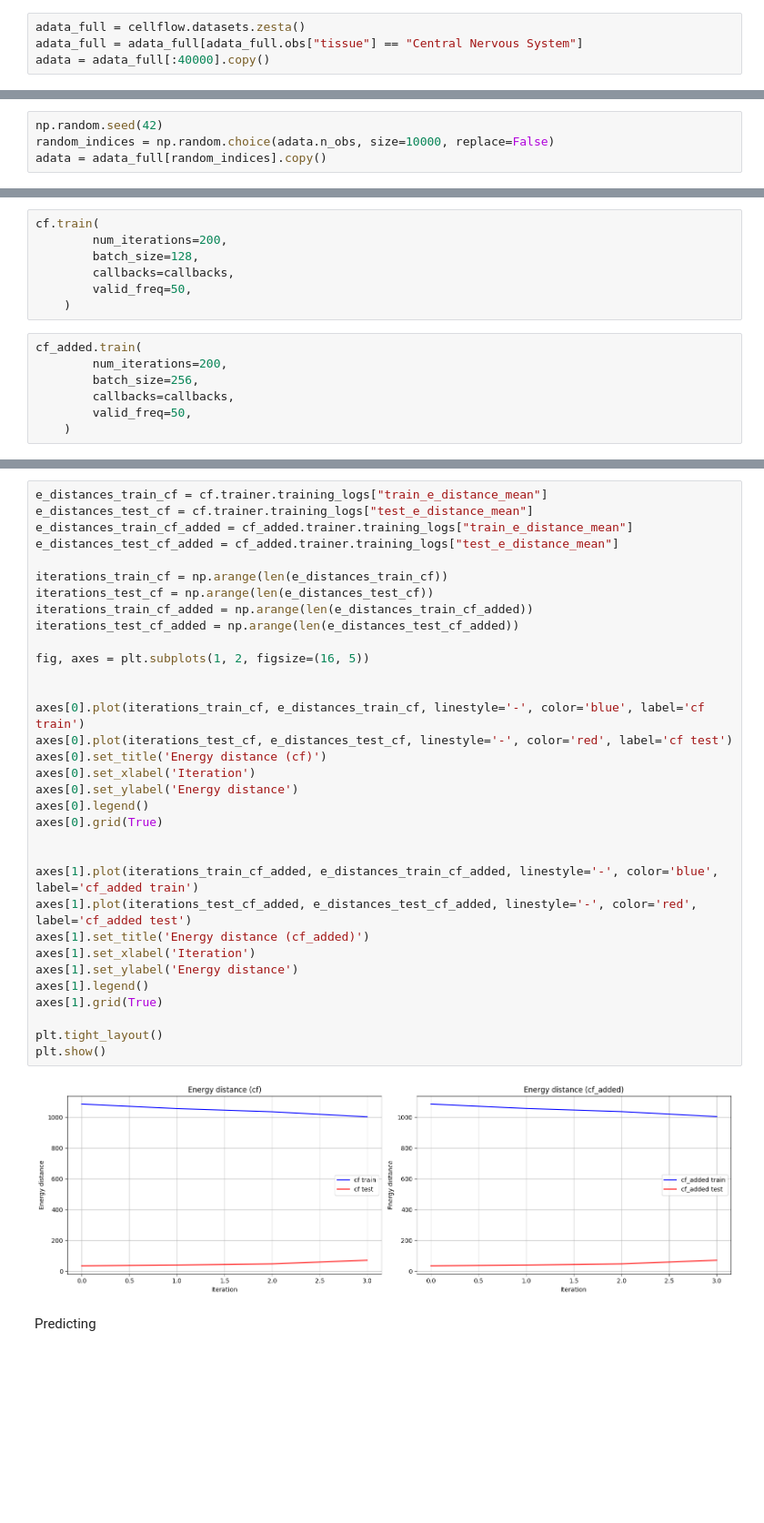
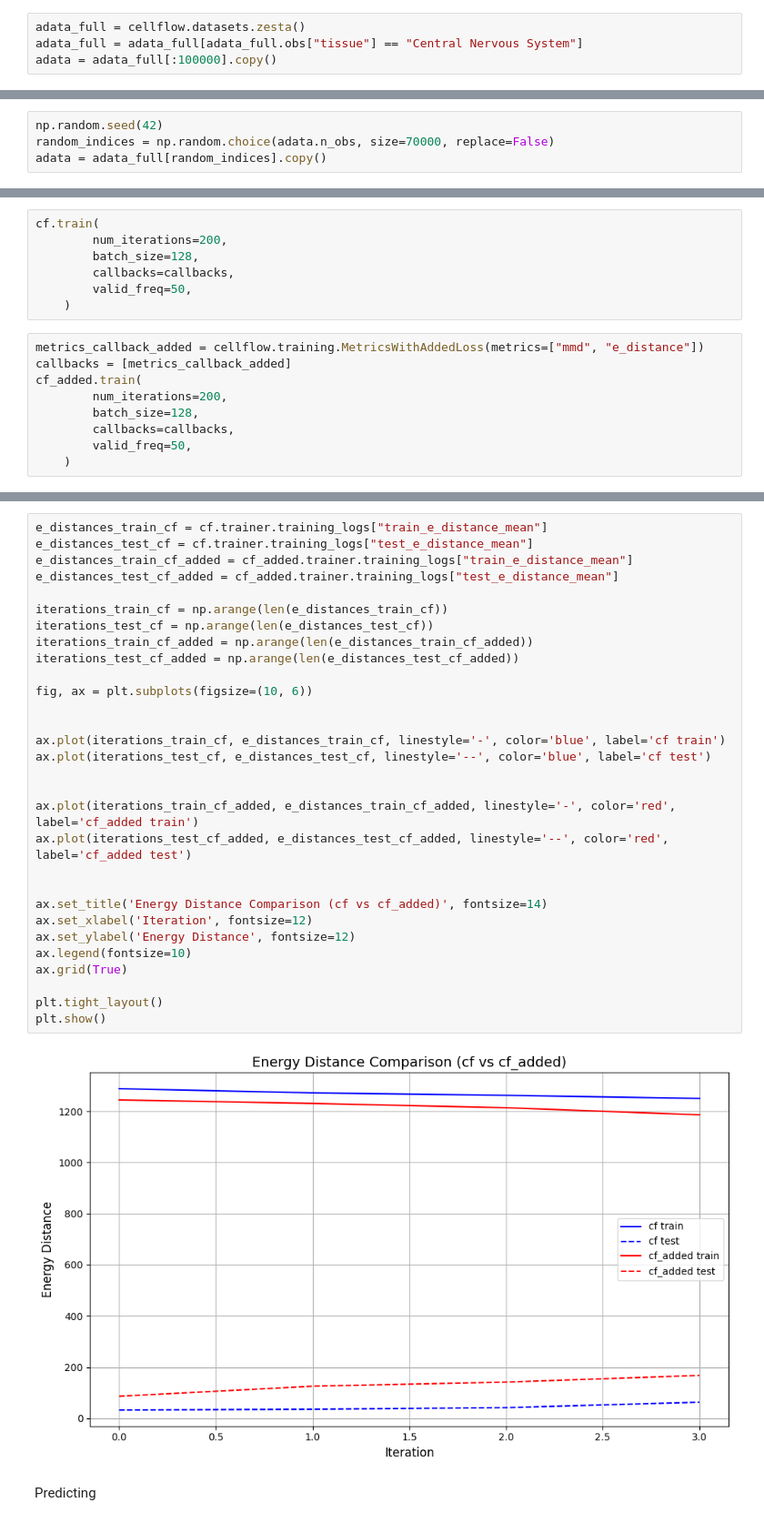
Before and after one commit to theislab/CellFlow, a Jupyter notebook: docs/notebooks/202_zebrafish_extended.ipynb, the cells around one changed output, grey strips where cells are left out. Shown: that part at 91% size. Drawn from its saved outputs; the diff is of its cells as text; blank space fills up the shorter version.

Commit message:
small fix with metrics

```diff
--- a/docs/notebooks/202_zebrafish_extended.ipynb
+++ b/docs/notebooks/202_zebrafish_extended.ipynb
@@ -27,7 +27,7 @@ from cellflow.networks._marginal_mlp import MLPMarginal
 # %%
 adata_full = cellflow.datasets.zesta()
 adata_full = adata_full[adata_full.obs["tissue"] == "Central Nervous System"]
-adata = adata_full[:40000].copy()
+adata = adata_full[:100000].copy()
 # %%
 mask_full = ~adata_full.obs["is_control"].to_numpy()
 adata_criteria = adata_full[mask_full].copy()
@@ -39,7 +39,7 @@ adata_criteria = adata_criteria[~adata_criteria.obs_names.isin(adata.obs_names)]
 adata = ad.concat([adata, adata_criteria])
 # %%
 np.random.seed(42)
-random_indices = np.random.choice(adata.n_obs, size=10000, replace=False)
+random_indices = np.random.choice(adata.n_obs, size=70000, replace=False)
 adata = adata_full[random_indices].copy()
 # %%
 adata.uns = adata_full.uns.copy()
@@ -187,9 +187,11 @@ cf.train(
         valid_freq=50,
     )
 # %%
+metrics_callback_added = cellflow.training.MetricsWithAddedLoss(metrics=["mmd", "e_distance"])
+callbacks = [metrics_callback_added]
 cf_added.train(
         num_iterations=200,
-        batch_size=256,
+        batch_size=128,
         callbacks=callbacks,
         valid_freq=50,
     )
@@ -196,38 +202,35 @@ cf_added.train(
 # %%
 e_distances_train_cf = cf.trainer.training_logs["train_e_distance_mean"]
 e_distances_test_cf = cf.trainer.training_logs["test_e_distance_mean"]
 e_distances_train_cf_added = cf_added.trainer.training_logs["train_e_distance_mean"]
 e_distances_test_cf_added = cf_added.trainer.training_logs["test_e_distance_mean"]
 
 iterations_train_cf = np.arange(len(e_distances_train_cf))
 iterations_test_cf = np.arange(len(e_distances_test_cf))
 iterations_train_cf_added = np.arange(len(e_distances_train_cf_added))
 iterations_test_cf_added = np.arange(len(e_distances_test_cf_added))
 
-fig, axes = plt.subplots(1, 2, figsize=(16, 5))
+fig, ax = plt.subplots(figsize=(10, 6))
 
 
-axes[0].plot(iterations_train_cf, e_distances_train_cf, linestyle='-', color='blue', label='cf train')
-axes[0].plot(iterations_test_cf, e_distances_test_cf, linestyle='-', color='red', label='cf test')
-axes[0].set_title('Energy distance (cf)')
-axes[0].set_xlabel('Iteration')
-axes[0].set_ylabel('Energy distance')
-axes[0].legend()
-axes[0].grid(True)
+ax.plot(iterations_train_cf, e_distances_train_cf, linestyle='-', color='blue', label='cf train')
+ax.plot(iterations_test_cf, e_distances_test_cf, linestyle='--', color='blue', label='cf test')
 
 
-axes[1].plot(iterations_train_cf_added, e_distances_train_cf_added, linestyle='-', color='blue', label='cf_added train')
-axes[1].plot(iterations_test_cf_added, e_distances_test_cf_added, linestyle='-', color='red', label='cf_added test')
-axes[1].set_title('Energy distance (cf_added)')
-axes[1].set_xlabel('Iteration')
-axes[1].set_ylabel('Energy distance')
-axes[1].legend()
-axes[1].grid(True)
+ax.plot(iterations_train_cf_added, e_distances_train_cf_added, linestyle='-', color='red', label='cf_added train')
+ax.plot(iterations_test_cf_added, e_distances_test_cf_added, linestyle='--', color='red', label='cf_added test')
+
+
+ax.set_title('Energy Distance Comparison (cf vs cf_added)', fontsize=14)
+ax.set_xlabel('Iteration', fontsize=12)
+ax.set_ylabel('Energy Distance', fontsize=12)
+ax.legend(fontsize=10)
+ax.grid(True)
 
 plt.tight_layout()
 plt.show()
 # %% [output]
-[figure, old version]
+[figure, new version]
 # %% [markdown]
 Predicting
 # %%
```
Also changed, not shown: parts of 10 cells of this notebook, 1 other file.
